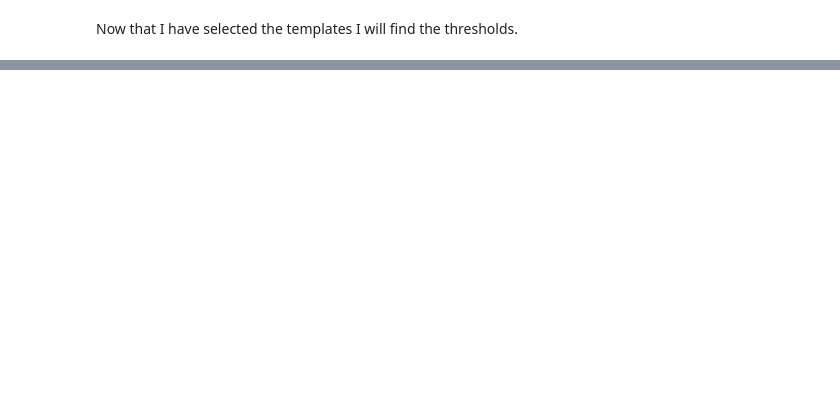
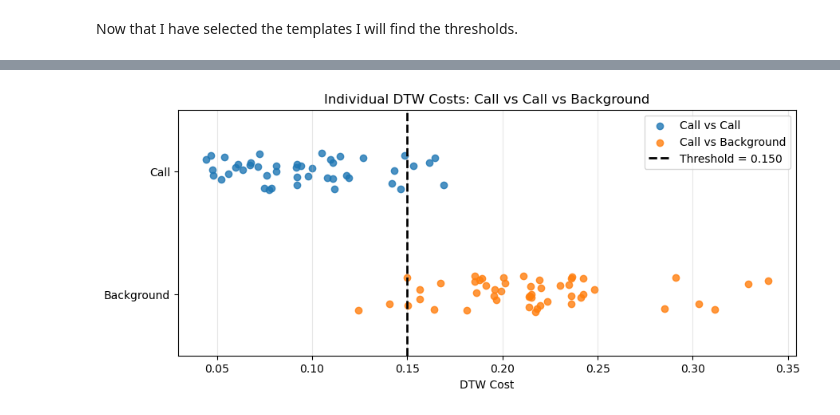
Before and after one commit to koekiekat/Skripsie, a Jupyter notebook: Software/calibration.ipynb, the cells around one changed output, grey strips where cells are left out. Cells and saved outputs as stored; diff of their text form; code cells hidden in the pictures; blank space fills up the shorter version.

```diff
--- a/Software/calibration.ipynb
+++ b/Software/calibration.ipynb
@@ -32,0 +43,7 @@ DTW for template against template:
+# %%
+fpr, tpr, thresholds = compute_roc_curve(call_costs, call_bg_costs)
+threshold, j_stat = find_threshold_youden_from_roc(fpr, tpr, thresholds)
+
+plot_dtw_scatter(call_costs, call_bg_costs, threshold=threshold)
+# %% [output]
+[figure, added]
```
Also changed, not shown: parts of 7 cells of this notebook, 3 other files.
